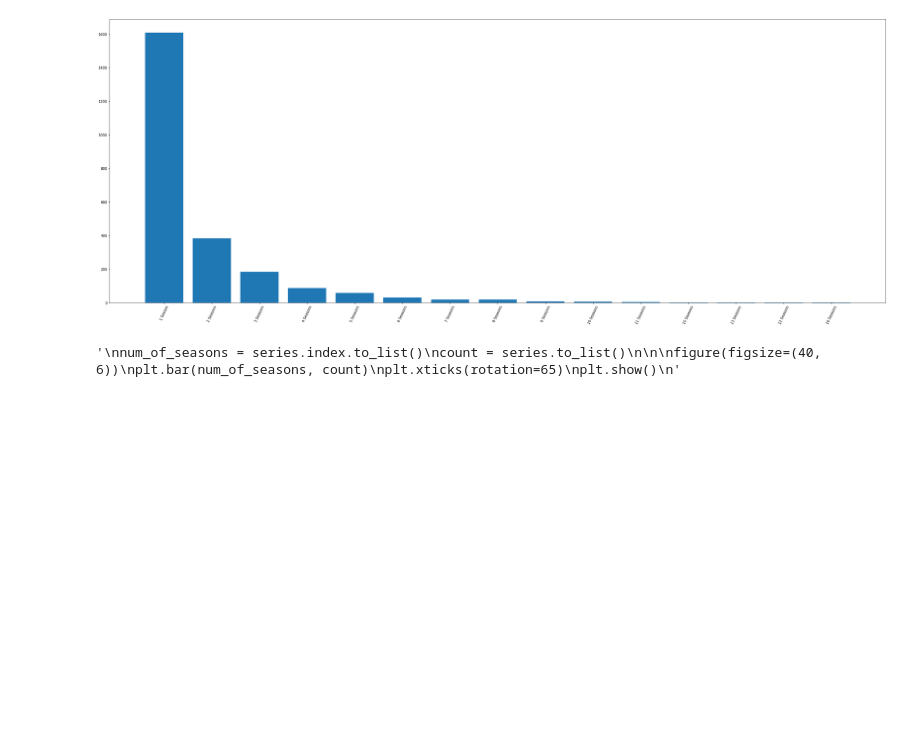
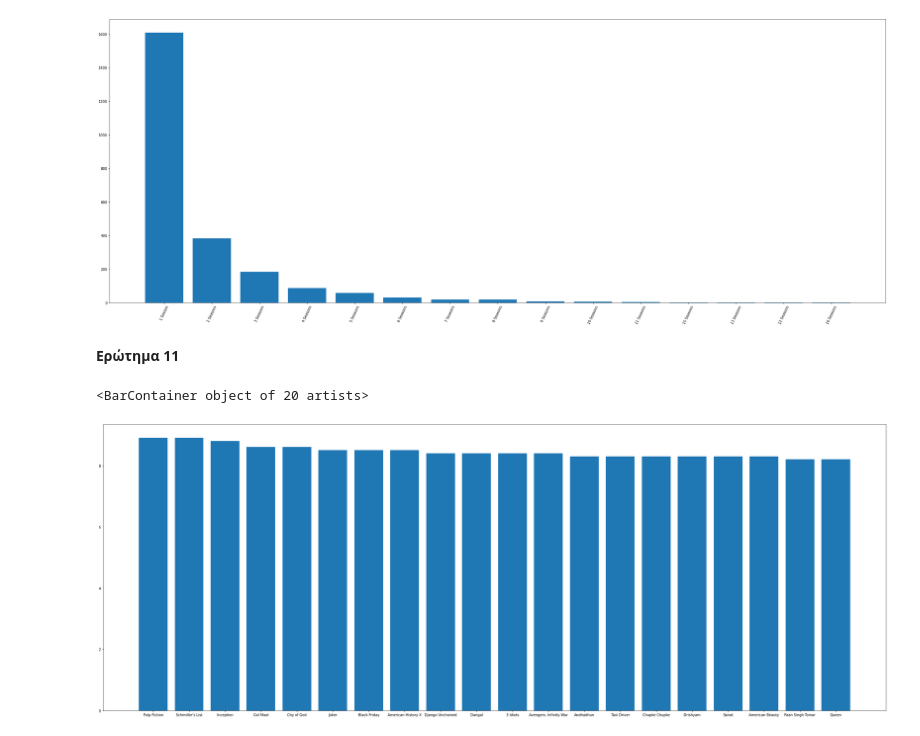
Before and after one commit to d-maniatakos/data-mining-assignment1, a Jupyter notebook: data_mining_assignment1.ipynb, the cells around one changed output. Saved outputs shown, nothing was run; the diff lists cells and outputs as text; code cells hidden in the pictures; blank space fills up the shorter version.

```diff
--- a/data_mining_assignment1.ipynb
+++ b/data_mining_assignment1.ipynb
@@ -308,16 +308,22 @@ plt.xticks(rotation=65)
 plt.show()
 # %% [output]
 [figure]
-# %%
-'''
-num_of_seasons = series.index.to_list()
-count = series.to_list()
-
-
-figure(figsize=(40, 6))
-plt.bar(num_of_seasons, count)
-plt.xticks(rotation=65)
-plt.show()
-'''
-# %% [output]
-'\nnum_of_seasons = series.index.to_list()\ncount = series.to_list()\n\n\nfigure(figsize=(40, 6))\nplt.bar(num_of_seasons, count)\nplt.xticks(rotation=65)\nplt.show()\n'
+# %% [markdown]
+**Ερώτημα 11**
+# %%
+imdb_data = pd.read_csv("IMDb movies.csv")
+imdb_ratings = pd.read_csv("IMDb ratings.csv")
+
+imdb_data_ratings = pd.merge(imdb_data, imdb_ratings, how="left", on=["imdb_title_id", "imdb_title_id"])
+imdb_data_ratings = imdb_data_ratings[['imdb_title_id','title','weighted_average_vote','total_votes']]
+imdb_data_ratings.sort_values('weighted_average_vote')
+netflix_imdb_data = pd.merge(netflix_data, imdb_data_ratings, how="left", on=["title", "title"])
+netflix_imdb_data = netflix_imdb_data.sort_values('weighted_average_vote', ascending=False)
+netflix_imdb_data = netflix_imdb_data[netflix_imdb_data['total_votes']>=10000]
+netflix_imdb_data.head(10)
+
+figure(figsize=(40, 15))
+plt.bar(netflix_imdb_data['title'].head(20), netflix_imdb_data['weighted_average_vote'].head(20))
+# %% [output]
+<BarContainer object of 20 artists>
+[figure, added]
```
